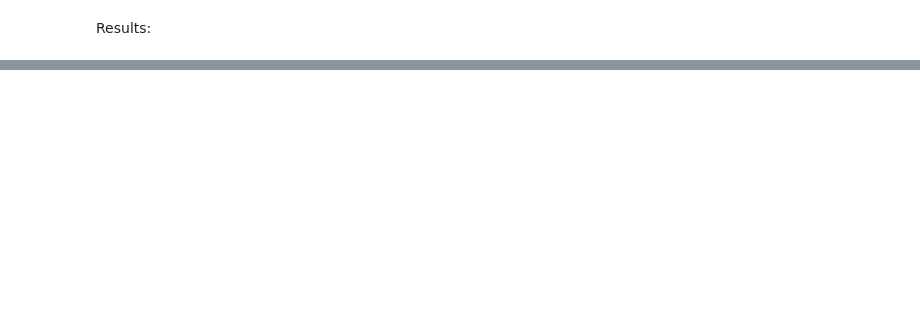
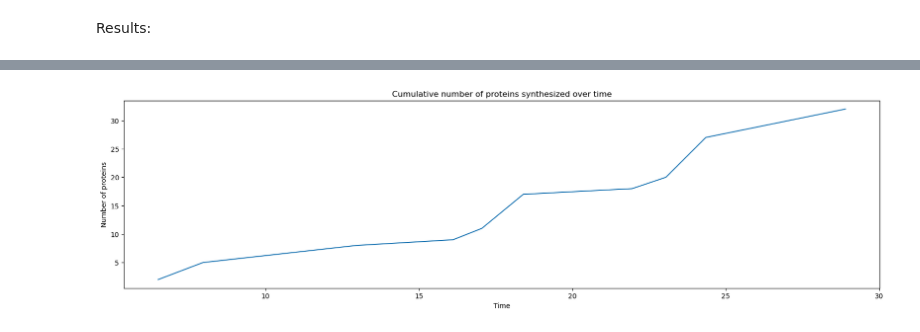
Before and after one commit to GiuliaGhisolfi/ProteinSynthesis, a Jupyter notebook: test.ipynb, the cells around one changed output, grey strips where cells are left out. Drawn from its saved outputs; the diff is of its cells as text; code cells hidden in the pictures; blank space fills up the shorter version.

```diff
--- a/test.ipynb
+++ b/test.ipynb
@@ -128,0 +90,4 @@ plt.show()
+# %%
+plot_cumulative_proteins_number_over_time(results_df)
+# %% [output]
+[figure, added]
```
Also changed, not shown: parts of 12 cells of this notebook, 8 other files.
